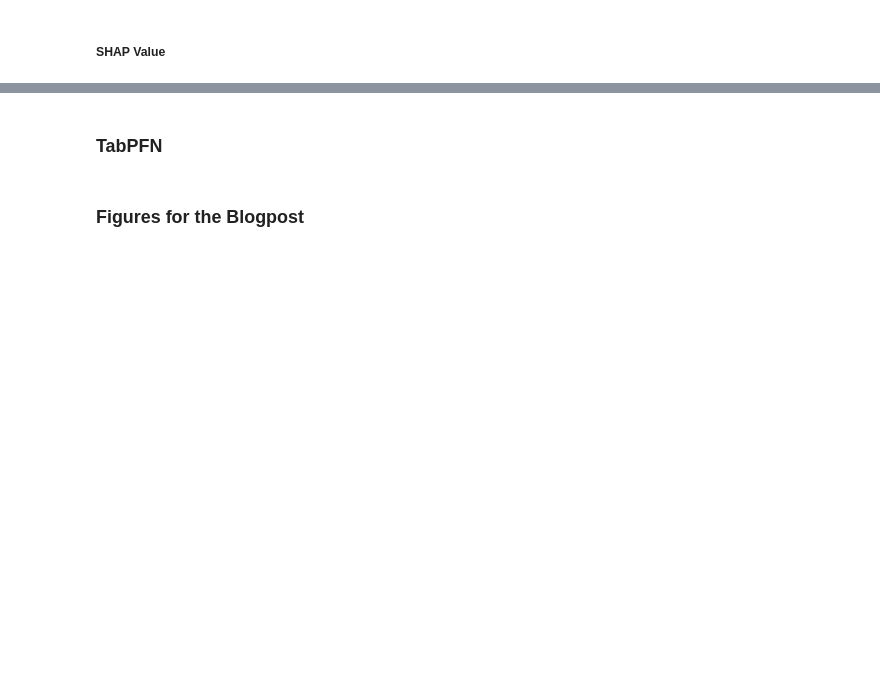
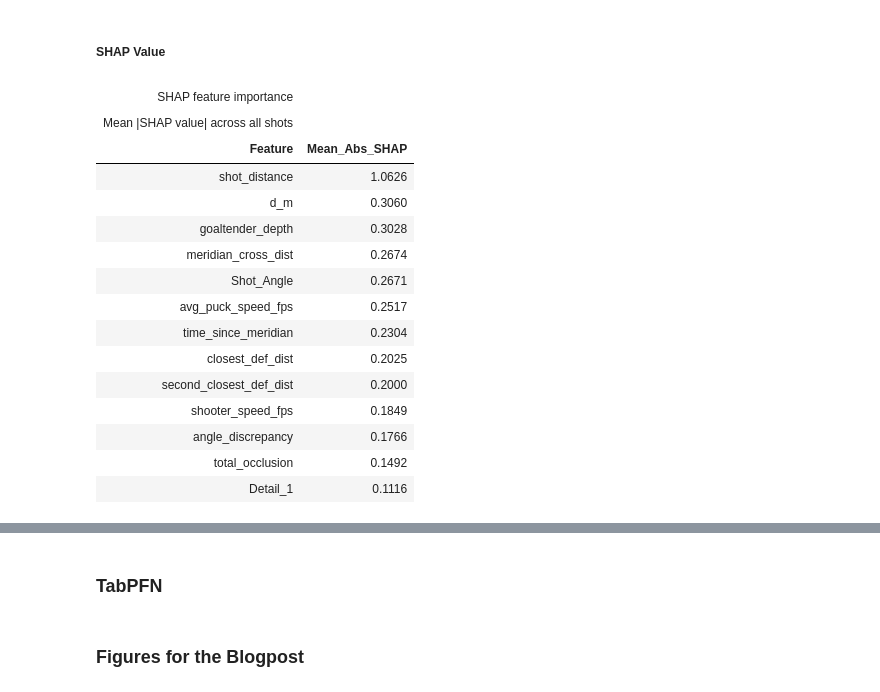
Before and after one commit to howardbaik/player-tracking-data, a Jupyter notebook: feature-based-expected-goals.ipynb, the cells around one changed output, grey strips where cells are left out. Drawn from its saved outputs; the diff is of its cells as text; code cells hidden in the pictures; blank space fills up the shorter version.

```diff
--- a/feature-based-expected-goals.ipynb
+++ b/feature-based-expected-goals.ipynb
@@ -1284,2 +1301,40 @@ importance_df = pl.DataFrame({
 # %% [markdown]
 ##### SHAP Value
+# %%
+import shap
+
+explainer = shap.TreeExplainer(final_model)
+shap_values = explainer.shap_values(X)  # (1190, 13)
+
+mean_abs_shap = np.abs(shap_values).mean(axis=0)
+
+shap_importance = pl.DataFrame({
+    "Feature": FEATURES,
+    "Mean_Abs_SHAP": mean_abs_shap,
+}).sort("Mean_Abs_SHAP", descending=True)
+
+(
+    GT(shap_importance)
+    .tab_header(
+        title="SHAP feature importance",
+        subtitle="Mean |SHAP value| across all shots",
+    )
+    .fmt_number(["Mean_Abs_SHAP"], decimals=4)
+)
+# %% [output]
+| SHAP feature importance |  |
+| Mean |SHAP value| across all shots |  |
+| Feature | Mean_Abs_SHAP |
+| shot_distance | 1.0626 |
+| d_m | 0.3060 |
+| goaltender_depth | 0.3028 |
+| meridian_cross_dist | 0.2674 |
+| Shot_Angle | 0.2671 |
+| avg_puck_speed_fps | 0.2517 |
+| time_since_meridian | 0.2304 |
+| closest_def_dist | 0.2025 |
+| second_closest_def_dist | 0.2000 |
+| shooter_speed_fps | 0.1849 |
+| angle_discrepancy | 0.1766 |
+| total_occlusion | 0.1492 |
+| Detail_1 | 0.1116 |
```
Also changed, not shown: parts of 4 cells of this notebook, 2 other files.
